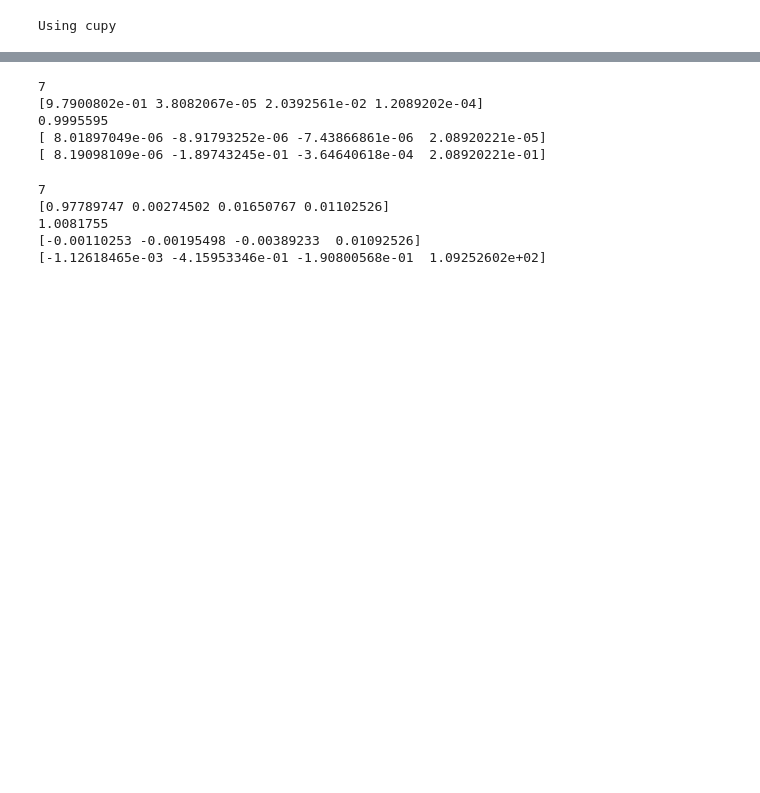
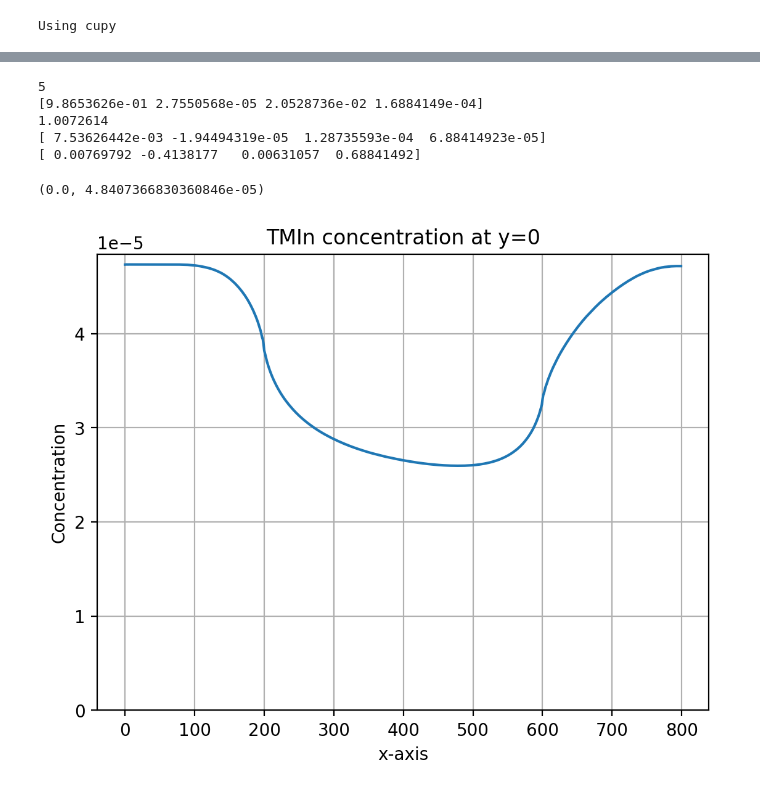
Before and after one commit to yuchenyan0107/LBM_Diffusion, a Jupyter notebook: 2D_LBM_MS/thick_concentration_analysis.ipynb, the cells around one changed output, grey strips where cells are left out. Cells and saved outputs as stored; diff of their text form; code cells hidden in the pictures; blank space fills up the shorter version.

```diff
--- a/2D_LBM_MS/thick_concentration_analysis.ipynb
+++ b/2D_LBM_MS/thick_concentration_analysis.ipynb
@@ -47,7 +62,7 @@ L_sample = 500e-6 # 500 um
 n_points = L_sample/L_grid
 print(round(n_points))
 
-partial_pressure = rho_s[:, nx//2, round(n_points)]/3
+partial_pressure = rho_s[:, nx//2, round(n_points)]
 print(partial_pressure)
 print(np.sum(partial_pressure))
 
@@ -55,26 +70,19 @@ c_top = np.array([0.979, 0.000047, 0.0204, 1e-4])
 print(partial_pressure-c_top)
 print((partial_pressure-c_top)/c_top)
 # %% [output]
-7
-[9.7900802e-01 3.8082067e-05 2.0392561e-02 1.2089202e-04]
-0.9995595
-[ 8.01897049e-06 -8.91793252e-06 -7.43866861e-06  2.08920221e-05]
-[ 8.19098109e-06 -1.89743245e-01 -3.64640618e-04  2.08920221e-01]
+5
+[9.8653626e-01 2.7550568e-05 2.0528736e-02 1.6884149e-04]
+1.0072614
+[ 7.53626442e-03 -1.94494319e-05  1.28735593e-04  6.88414923e-05]
+[ 0.00769792 -0.4138177   0.00631057  0.68841492]
-# %%
-L_sample = 500e-6 # 500 um
-n_points = L_sample/L_grid
-print(round(n_points))
-
-partial_pressure = rho_s[:, nx//2, round(n_points)]/3
-print(partial_pressure)
-print(np.sum(partial_pressure))
-
-c_top = np.array([0.979, 0.0047, 0.0204, 1e-4])
-print(partial_pressure-c_top)
-print((partial_pressure-c_top)/c_top)
-# %% [output]
-7
-[0.97789747 0.00274502 0.01650767 0.01102526]
-1.0081755
-[-0.00110253 -0.00195498 -0.00389233  0.01092526]
-[-1.12618465e-03 -4.15953346e-01 -1.90800568e-01  1.09252602e+02]
+# %%
+plt.figure(dpi = 200)
+plt.plot(rho_s[1, :, 0])
+plt.title("TMIn concentration at y=0")
+plt.ylabel("Concentration")
+plt.xlabel("x-axis")
+plt.grid()
+plt.ylim(bottom=0)
+# %% [output]
+(0.0, 4.8407366830360846e-05)
+[figure, added]
```
Also changed, not shown: parts of 6 cells of this notebook, 3 other files.
